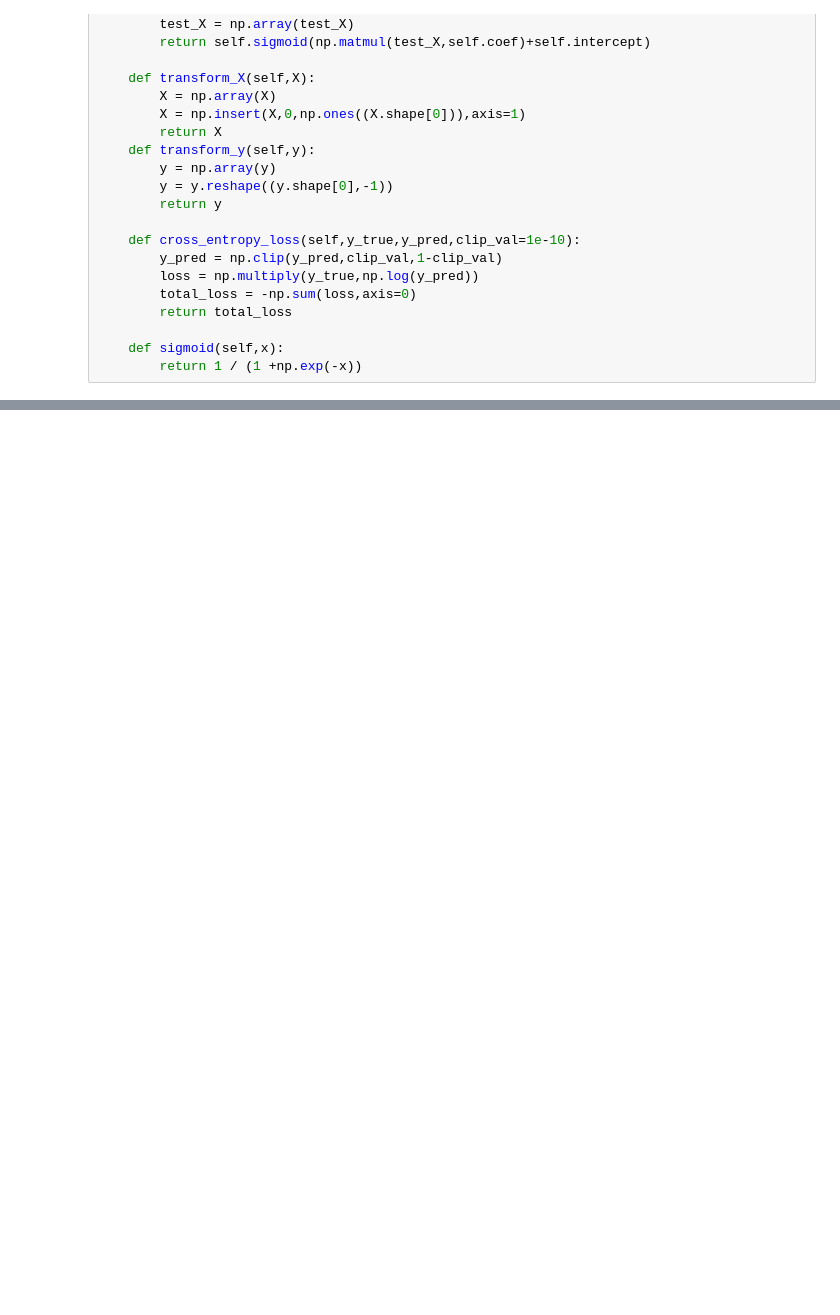
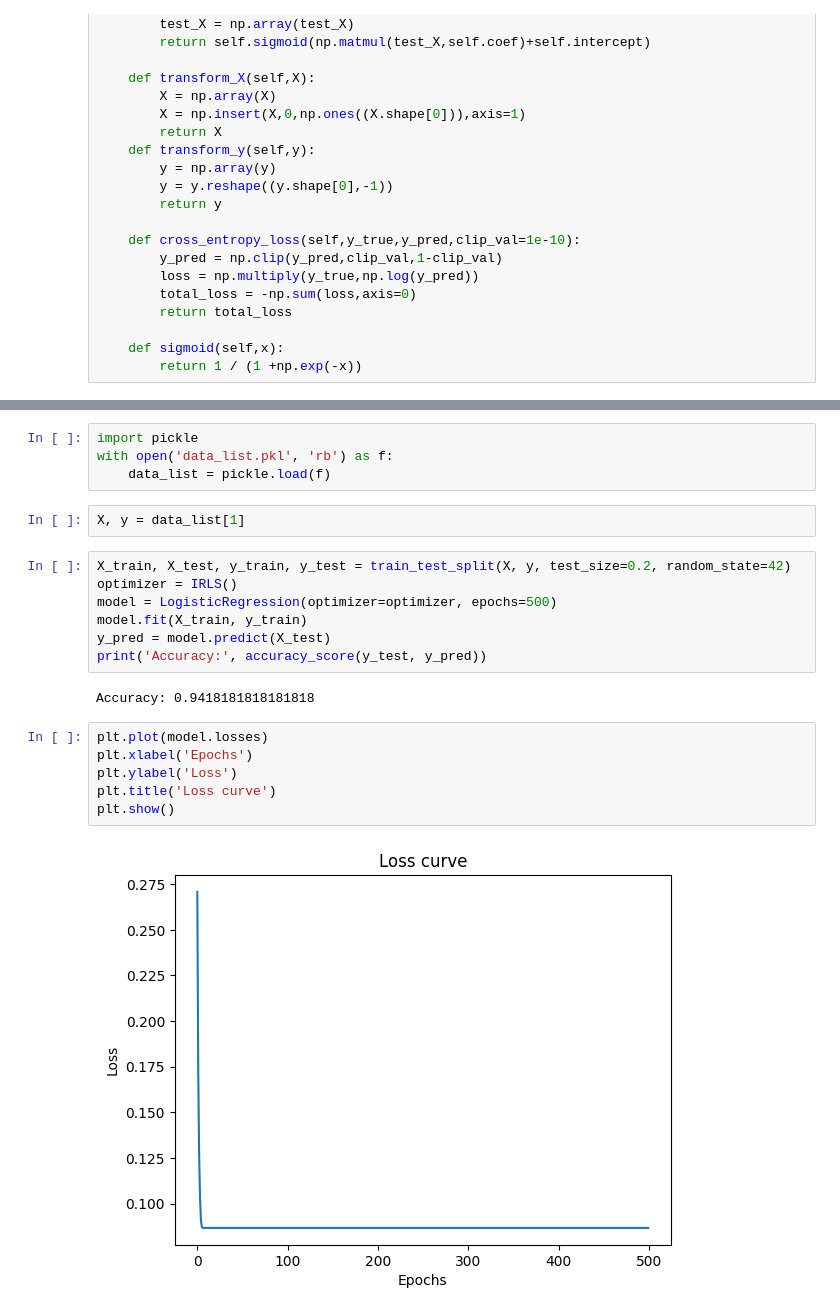
Before and after one commit to zuzannakotlinska/AML_project, a Jupyter notebook: src/irls_testing.ipynb, the cells around one changed output, grey strips where cells are left out. Drawn from its saved outputs; the diff is of its cells as text; blank space fills up the shorter version.

```diff
--- a/src/irls_testing.ipynb
+++ b/src/irls_testing.ipynb
@@ -104,0 +114,23 @@ Accuracy: 0.85
+# %%
+import pickle
+with open('data_list.pkl', 'rb') as f:
+    data_list = pickle.load(f)
+# %%
+X, y = data_list[1]
+# %%
+X_train, X_test, y_train, y_test = train_test_split(X, y, test_size=0.2, random_state=42)
+optimizer = IRLS()
+model = LogisticRegression(optimizer=optimizer, epochs=500)
+model.fit(X_train, y_train)
+y_pred = model.predict(X_test)
+print('Accuracy:', accuracy_score(y_test, y_pred))
+# %% [output]
+Accuracy: 0.9418181818181818
+# %%
+plt.plot(model.losses)
+plt.xlabel('Epochs')
+plt.ylabel('Loss')
+plt.title('Loss curve')
+plt.show()
+# %% [output]
+[figure, added]
```
Also changed, not shown: parts of 3 cells of this notebook, 2 other files.
